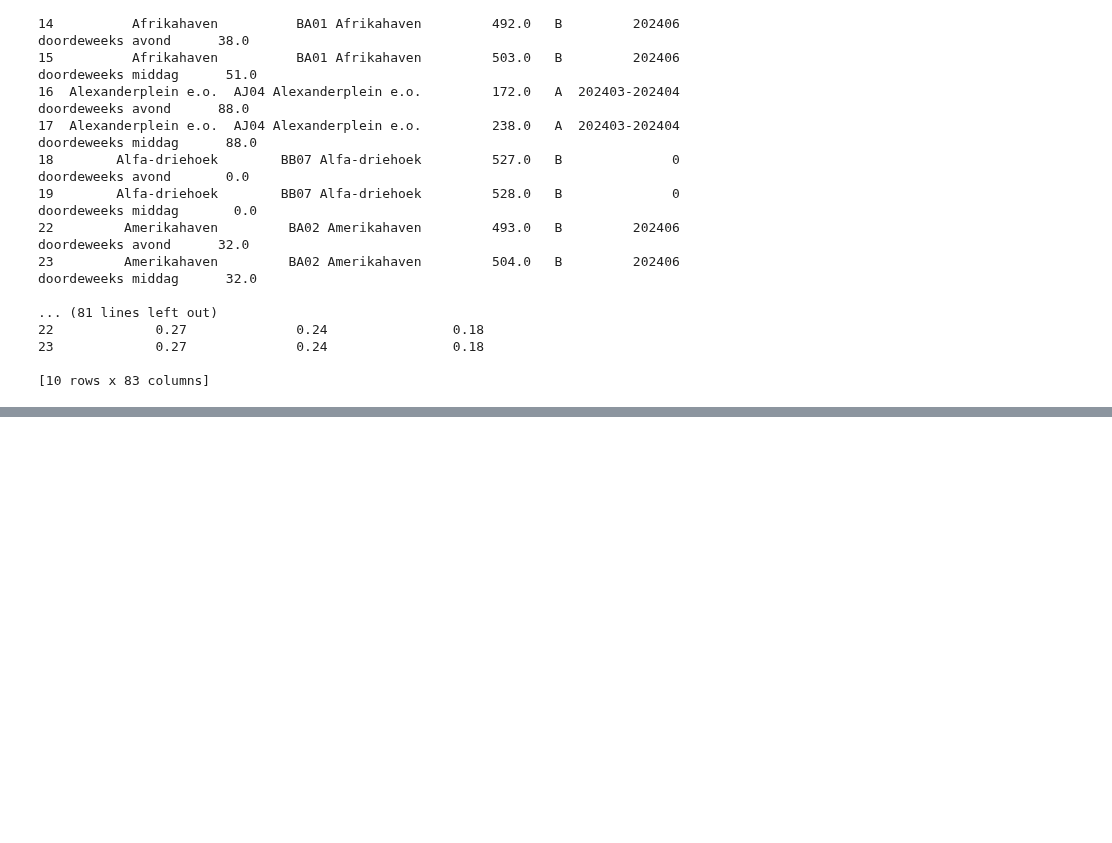
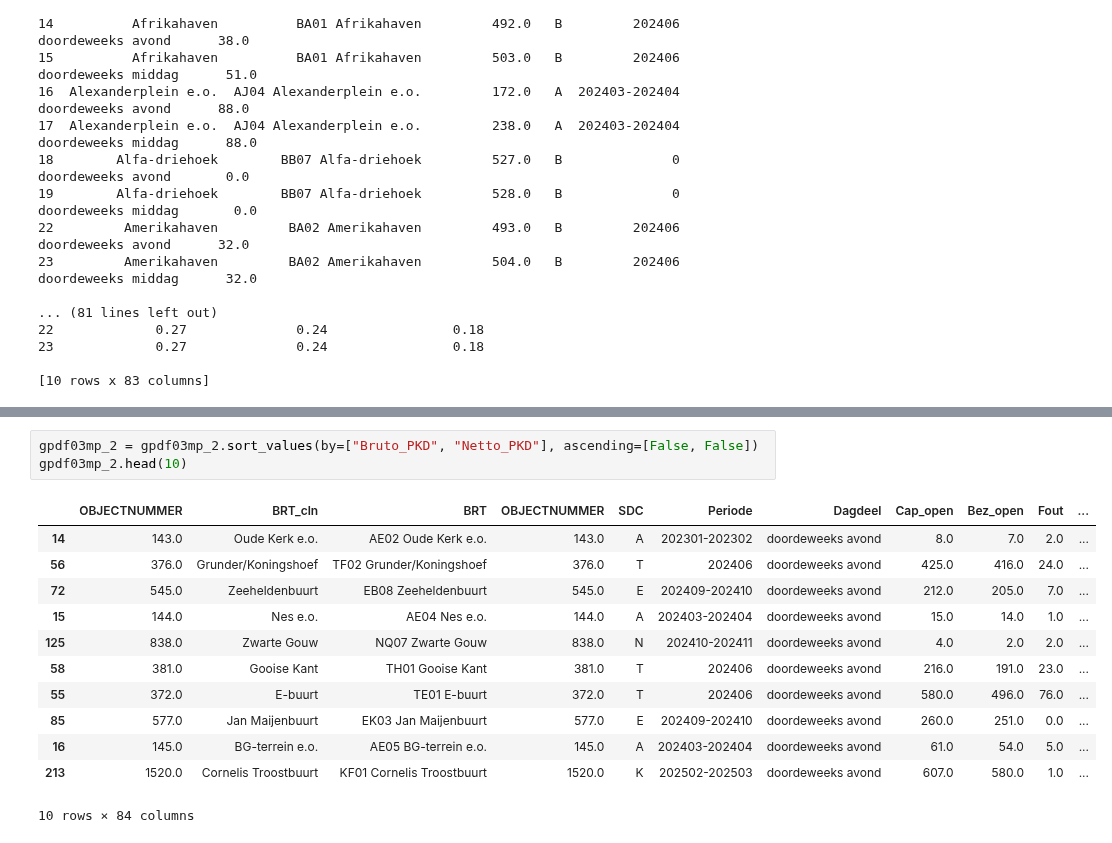
Before and after one commit to bram-villanueva/paper_project, a Jupyter notebook: test.ipynb, the cells around one changed output, grey strips where cells are left out. Saved outputs shown, nothing was run; the diff lists cells and outputs as text; blank space fills up the shorter version.

```diff
--- a/test.ipynb
+++ b/test.ipynb
@@ -327,0 +500,16 @@ gpdf03mp.head(40)
+# %%
+gpdf03mp_2 = gpdf03mp_2.sort_values(by=["Bruto_PKD", "Netto_PKD"], ascending=[False, False])
+gpdf03mp_2.head(10)
+# %% [output]
+|  | OBJECTNUMMER | BRT_cln | BRT | OBJECTNUMMER | SDC | Periode | Dagdeel | Cap_open | Bez_open | Fout | ... |
+| 14 | 143.0 | Oude Kerk e.o. | AE02 Oude Kerk e.o. | 143.0 | A | 202301-202302 | doordeweeks avond | 8.0 | 7.0 | 2.0 | ... |
+| 56 | 376.0 | Grunder/Koningshoef | TF02 Grunder/Koningshoef | 376.0 | T | 202406 | doordeweeks avond | 425.0 | 416.0 | 24.0 | ... |
+| 72 | 545.0 | Zeeheldenbuurt | EB08 Zeeheldenbuurt | 545.0 | E | 202409-202410 | doordeweeks avond | 212.0 | 205.0 | 7.0 | ... |
+| 15 | 144.0 | Nes e.o. | AE04 Nes e.o. | 144.0 | A | 202403-202404 | doordeweeks avond | 15.0 | 14.0 | 1.0 | ... |
+| 125 | 838.0 | Zwarte Gouw | NQ07 Zwarte Gouw | 838.0 | N | 202410-202411 | doordeweeks avond | 4.0 | 2.0 | 2.0 | ... |
+| 58 | 381.0 | Gooise Kant | TH01 Gooise Kant | 381.0 | T | 202406 | doordeweeks avond | 216.0 | 191.0 | 23.0 | ... |
+| 55 | 372.0 | E-buurt | TE01 E-buurt | 372.0 | T | 202406 | doordeweeks avond | 580.0 | 496.0 | 76.0 | ... |
+| 85 | 577.0 | Jan Maijenbuurt | EK03 Jan Maijenbuurt | 577.0 | E | 202409-202410 | doordeweeks avond | 260.0 | 251.0 | 0.0 | ... |
+| 16 | 145.0 | BG-terrein e.o. | AE05 BG-terrein e.o. | 145.0 | A | 202403-202404 | doordeweeks avond | 61.0 | 54.0 | 5.0 | ... |
+| 213 | 1520.0 | Cornelis Troostbuurt | KF01 Cornelis Troostbuurt | 1520.0 | K | 202502-202503 | doordeweeks avond | 607.0 | 580.0 | 1.0 | ... |
+10 rows × 84 columns
```
Also changed, not shown: parts of 25 cells of this notebook.
